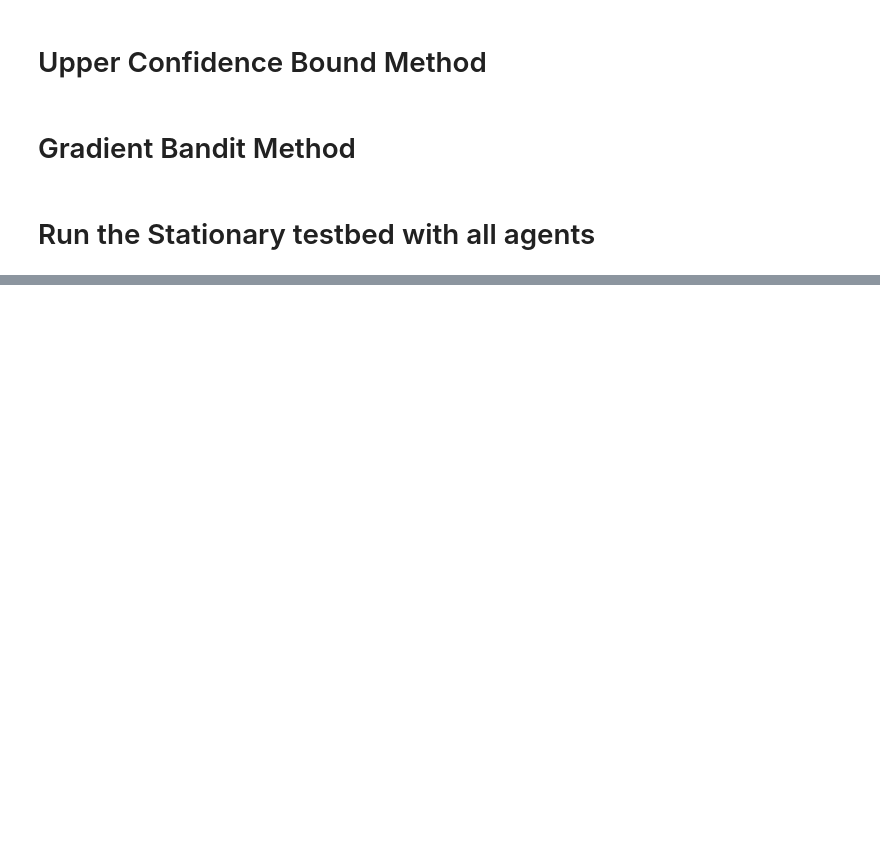
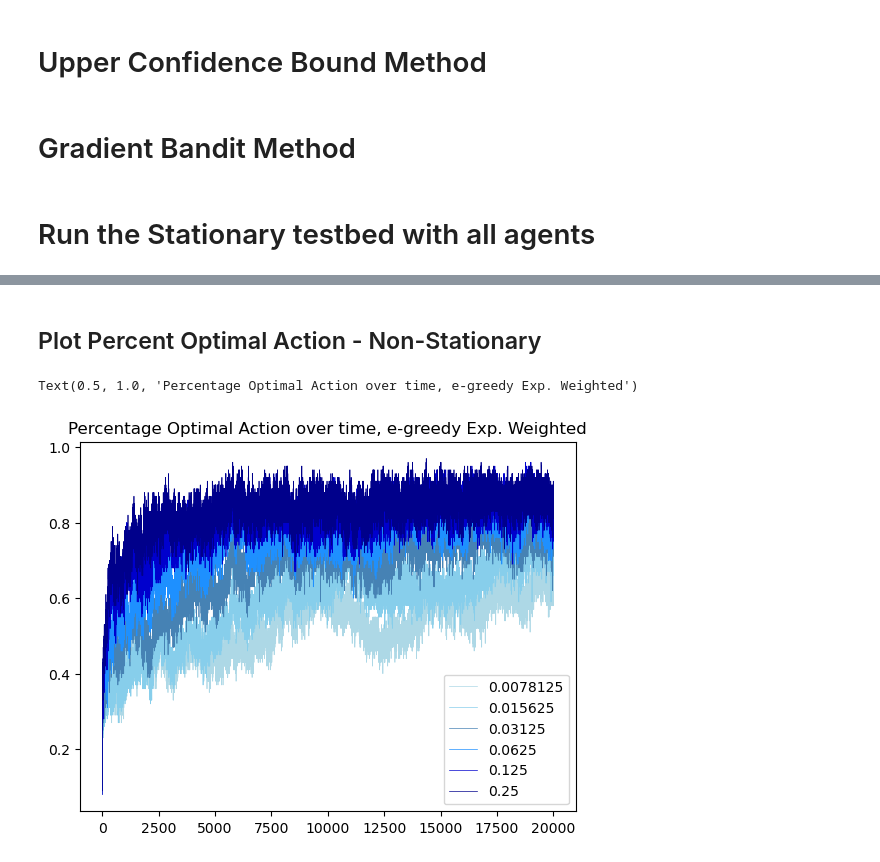
Before and after one commit to shantanu/reinforcement-learning-book, a Jupyter notebook: ch2/parameter-study.ipynb, the cells around one changed output, grey strips where cells are left out. Drawn from its saved outputs; the diff is of its cells as text; code cells hidden in the pictures; blank space fills up the shorter version.

```diff
--- a/ch2/parameter-study.ipynb
+++ b/ch2/parameter-study.ipynb
@@ -363,0 +441,20 @@ plt.legend()
+# %% [markdown]
+## Plot Percent Optimal Action - Non-Stationary
+# %%
+# Plot percent optimal action for each agent
+
+colors = ['#ADD8E6',  # Light Blue
+          '#87CEEB',  # Sky Blue
+          '#4682B4',  # Steel Blue
+          '#1E90FF',  # Dodger Blue
+          '#0000CD',  # Medium Blue
+          '#00008B']  # Dark Blue
+
+for agent, color in zip(agents_by_algo["e-Greedy Exp. Weighted"], colors):
+    plt.plot(agent.get_percent_optimal_actions(), label=agent._a, color=color, linewidth=0.5)
+
+plt.legend()
+plt.title("Percentage Optimal Action over time, e-greedy Exp. Weighted")
+# %% [output]
+Text(0.5, 1.0, 'Percentage Optimal Action over time, e-greedy Exp. Weighted')
+[figure, added]
```
Also changed, not shown: parts of 13 cells of this notebook.
